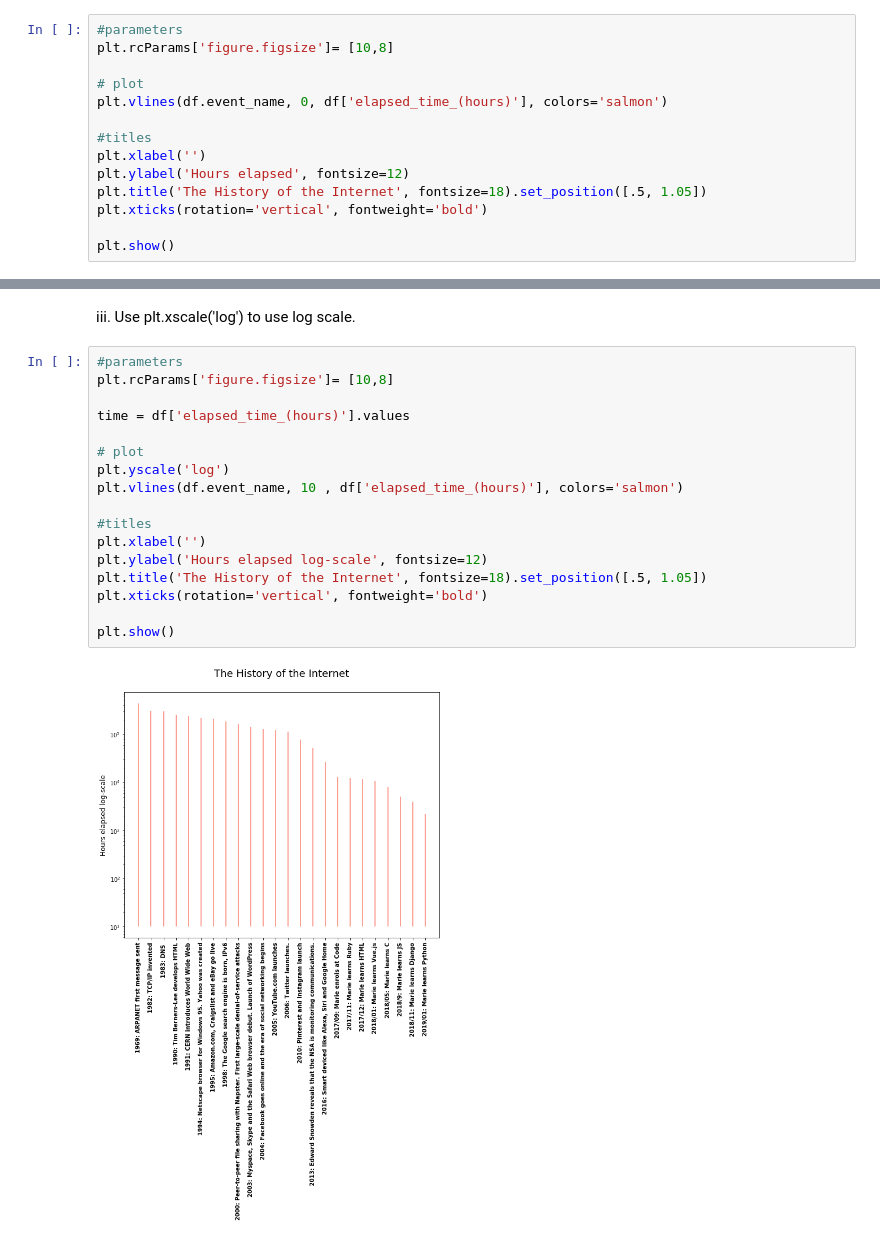
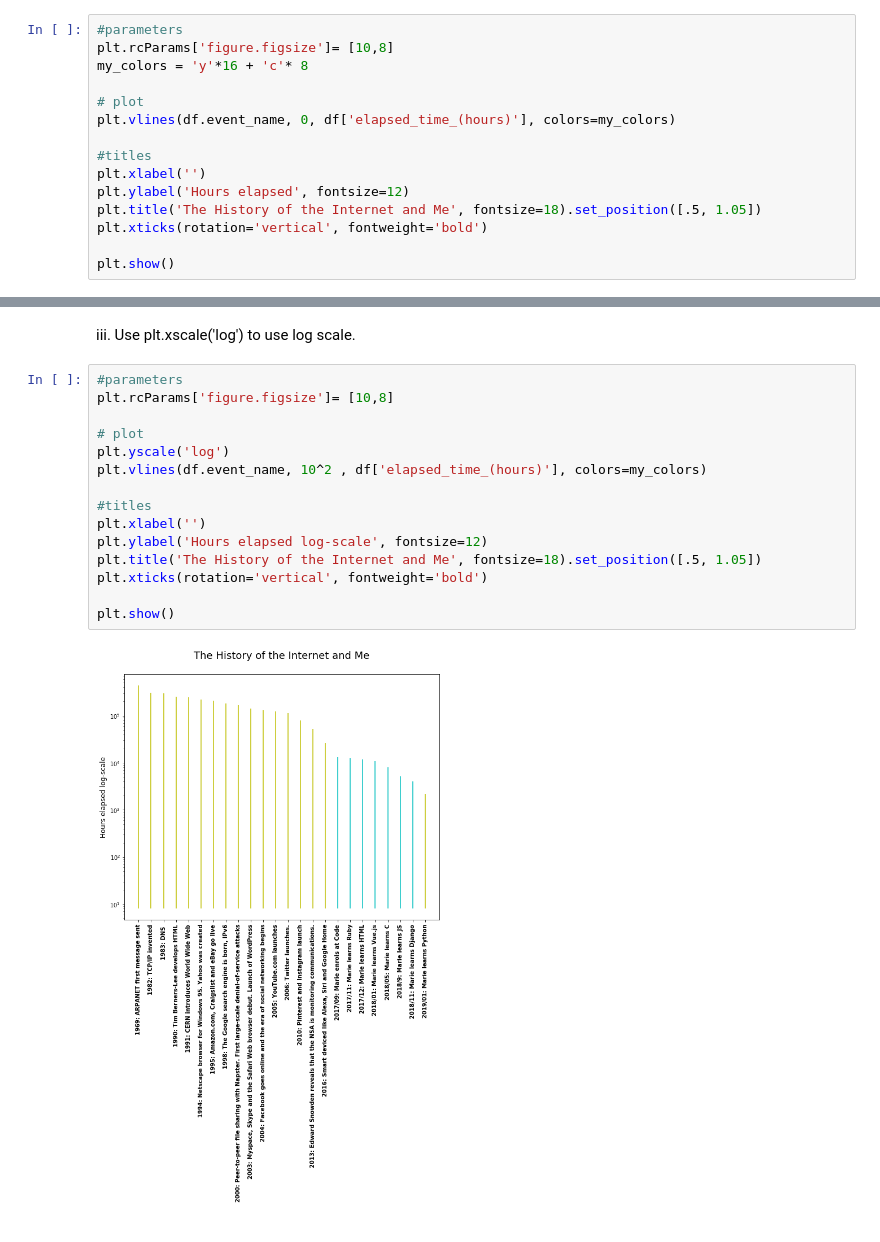
Before and after one commit to faymarie/binary-search-time-complexity-visualization, a Jupyter notebook: Binary Search.ipynb, the cells around one changed output, grey strips where cells are left out. Drawn from its saved outputs; the diff is of its cells as text.

Commit message:
style: Change color of visualization to highlight different topics in the graph

```diff
--- a/Binary Search.ipynb
+++ b/Binary Search.ipynb
@@ -71,14 +71,15 @@ Beautify the plot annotating the events, removing frame, etc.
 # %%
 #parameters
 plt.rcParams['figure.figsize']= [10,8]
+my_colors = 'y'*16 + 'c'* 8
 
 # plot
-plt.vlines(df.event_name, 0, df['elapsed_time_(hours)'], colors='salmon')
+plt.vlines(df.event_name, 0, df['elapsed_time_(hours)'], colors=my_colors)
 
 #titles
 plt.xlabel('')
 plt.ylabel('Hours elapsed', fontsize=12)
-plt.title('The History of the Internet', fontsize=18).set_position([.5, 1.05])
+plt.title('The History of the Internet and Me', fontsize=18).set_position([.5, 1.05])
 plt.xticks(rotation='vertical', fontweight='bold')
 
 plt.show()
@@ -89,19 +90,17 @@ iii. Use plt.xscale('log') to use log scale.
 # %%
 #parameters
 plt.rcParams['figure.figsize']= [10,8]
 
-time = df['elapsed_time_(hours)'].values
-
 # plot
 plt.yscale('log')
-plt.vlines(df.event_name, 10 , df['elapsed_time_(hours)'], colors='salmon')
+plt.vlines(df.event_name, 10^2 , df['elapsed_time_(hours)'], colors=my_colors)
 
 #titles
 plt.xlabel('')
 plt.ylabel('Hours elapsed log-scale', fontsize=12)
-plt.title('The History of the Internet', fontsize=18).set_position([.5, 1.05])
+plt.title('The History of the Internet and Me', fontsize=18).set_position([.5, 1.05])
 plt.xticks(rotation='vertical', fontweight='bold')
 
 plt.show()
 # %% [output]
-[figure, old version]
+[figure, new version]
```
Also changed, not shown: parts of 1 cell of this notebook.
